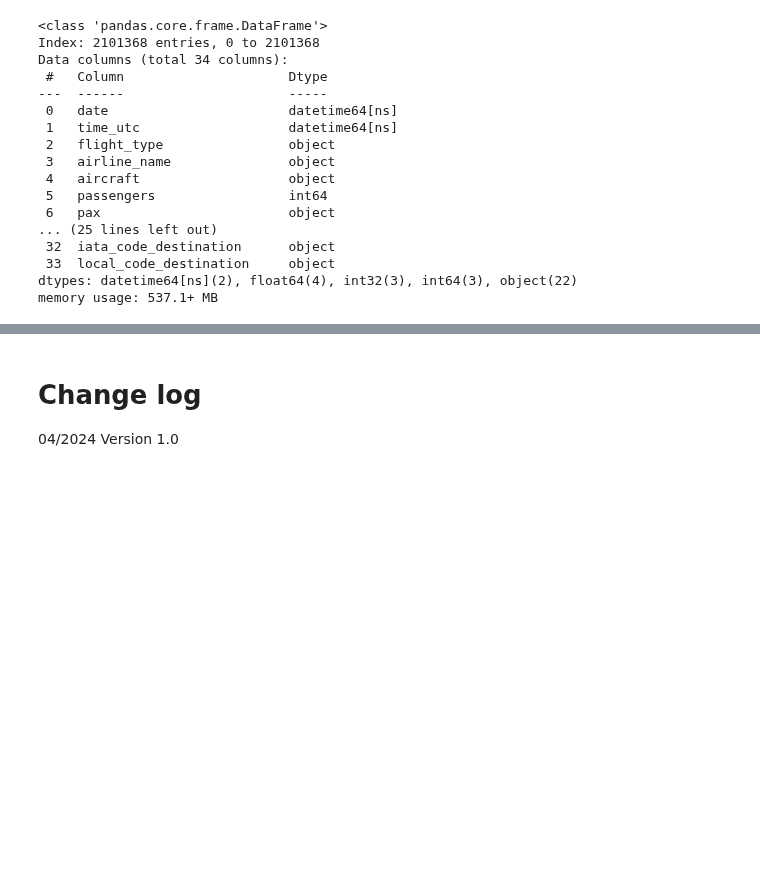
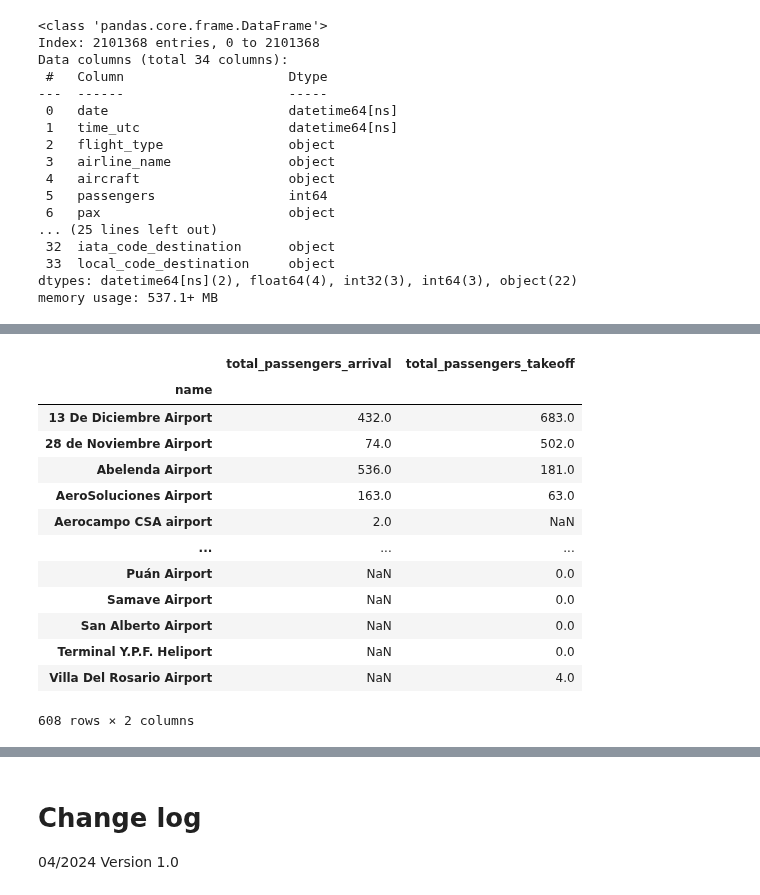
Before and after one commit to omanofx/portfolio, a Jupyter notebook: vuelos_anac/vuelos_anac_arg.ipynb, the cells around one changed output, grey strips where cells are left out. Cells and saved outputs as stored; diff of their text form; code cells hidden in the pictures; blank space fills up the shorter version.

```diff
--- a/vuelos_anac/vuelos_anac_arg.ipynb
+++ b/vuelos_anac/vuelos_anac_arg.ipynb
@@ -1174,0 +1195,32 @@ memory usage: 537.1+ MB
+# %%
+total_aeropuerto_destino = df_final.query('international_flight == 0').groupby('name_destination').agg({'passengers': 'sum'})
+total_aeropuerto_destino.sort_values(by='passengers', ascending=False)
+
+total_aeropuerto_destino.rename(columns={'passengers': 'total_passengers_arrival'}, inplace=True)
+total_aeropuerto_destino.index.name = 'name'
+total_aeropuerto_destino
+# %%
+total_aeropuerto_origen = df_final.query('international_flight == 0').groupby('name_origin').agg({'passengers': 'sum'})
+total_aeropuerto_origen.sort_values(by='passengers', ascending=False)
+
+total_aeropuerto_origen.rename(columns={'passengers': 'total_passengers_takeoff'}, inplace=True)
+total_aeropuerto_origen.index.name = 'name'
+total_aeropuerto_origen
+# %%
+df_aeropuertos_pasajeros = pd.concat([total_aeropuerto_destino, total_aeropuerto_origen], axis=1)
+df_aeropuertos_pasajeros
+# %% [output]
+|  | total_passengers_arrival | total_passengers_takeoff |
+| name |  |  |
+| 13 De Diciembre Airport | 432.0 | 683.0 |
+| 28 de Noviembre Airport | 74.0 | 502.0 |
+| Abelenda Airport | 536.0 | 181.0 |
+| AeroSoluciones Airport | 163.0 | 63.0 |
+| Aerocampo CSA airport | 2.0 | NaN |
+| ... | ... | ... |
+| Puán Airport | NaN | 0.0 |
+| Samave Airport | NaN | 0.0 |
+| San Alberto Airport | NaN | 0.0 |
+| Terminal Y.P.F. Heliport | NaN | 0.0 |
+| Villa Del Rosario Airport | NaN | 4.0 |
+608 rows × 2 columns
```
Also changed, not shown: parts of 27 cells of this notebook.
